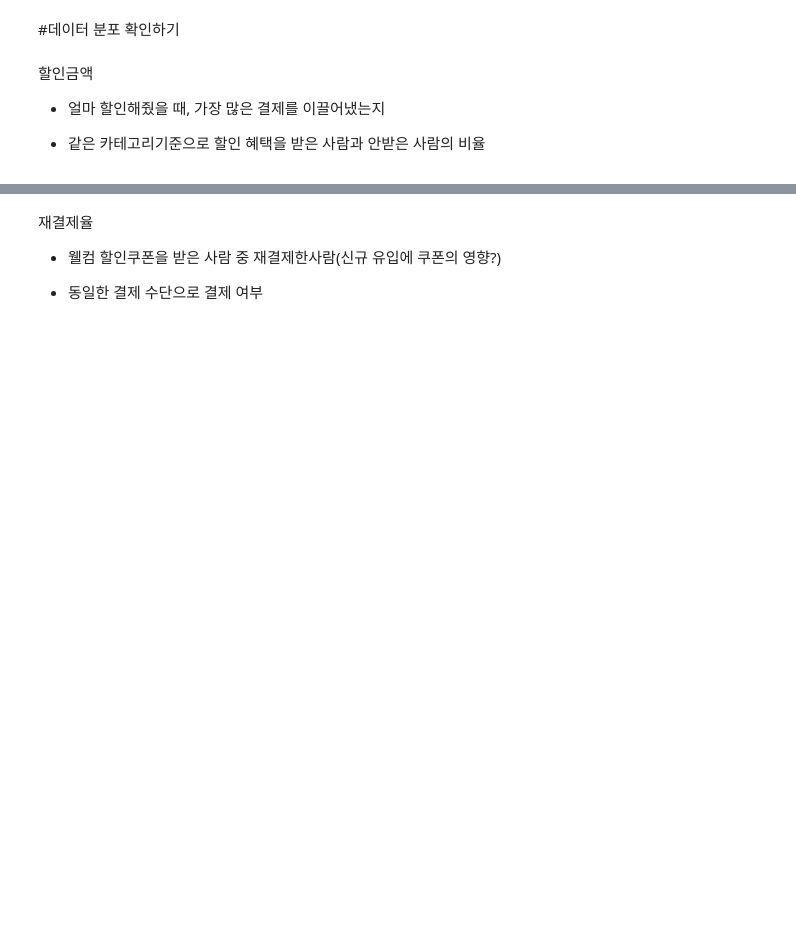
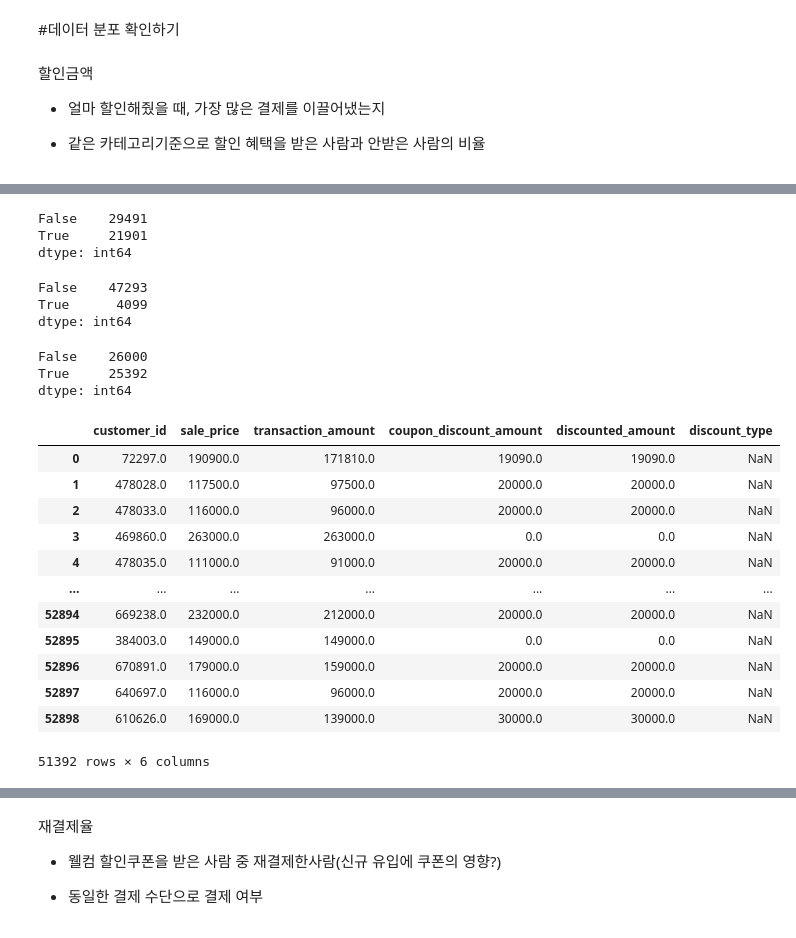
Before and after one commit to Kim-SeongSu/Self-study_and_Review, a Jupyter notebook: project/미니프로젝트_김성수.ipynb, the cells around one changed output, grey strips where cells are left out. Saved outputs shown, nothing was run; the diff lists cells and outputs as text; code cells hidden in the pictures; blank space fills up the shorter version.

```diff
--- a/project/미니프로젝트_김성수.ipynb
+++ b/project/미니프로젝트_김성수.ipynb
@@ -207,5 +207,5 @@ df_welcome_group
 - 같은 카테고리기준으로 할인 혜택을 받은 사람과 안받은 사람의 비율
 # %%
 #할인금액 분석에서 사용할 연습용 데이터 프레임 생성
-df_pay2 = df_pc[['customer_id','sale_price','transaction_amount','coupon_discount_amount']]
+df_onlypay = df_pay[['customer_id','sale_price','transaction_amount','coupon_discount_amount']]
 # %%
@@ -213,7 +223,7 @@ df_pay2.describe()
 # %%
 #계산시 오류나지 않게 transaction_amount를 float값으로 변환
-df_pay2 = df_pay2.astype({'transaction_amount':'float'})
+df_onlypay = df_onlypay.astype({'transaction_amount':'float'})
 
 # 얼마 할인받는지 계산
-df_pay2['discounted_amount'] = df_pay2['sale_price'] - df_pay2['transaction_amount']
-df_pay2
+df_onlypay['discounted_amount'] = df_onlypay['sale_price'] - df_onlypay['transaction_amount']
+df_onlypay
@@ -220,17 +244,33 @@ df_pay2
 # %%
 #NaN값 0.0으로 변경
-df_pay2['coupon_discount_amount'] = df_pay2['coupon_discount_amount'].replace(np.NaN,0.0)
-df_pay2
+df_onlypay['coupon_discount_amount'] = df_onlypay['coupon_discount_amount'].replace(np.NaN,0.0)
+df_onlypay
 # %%
 #쿠폰 할인외에 이벤트 할인받은 데이터가 있는지 확인
-aa = df_pay2['coupon_discount_amount'] == df_pay2['discounted_amount']
-aa.value_counts()
+only_coupon = (df_onlypay['coupon_discount_amount'] == df_onlypay['discounted_amount']) & (df_onlypay['discounted_amount'] != 0)
+only_coupon.value_counts()
 
-#쿠폰 할인 받은 사람 + 쿠폰 할인 못 받은 사람 : 36698 명
-#이벤트 할인 받은 사람: 2818 명
+#쿠폰 할인 받은 사람 : 21901 명  // 쿠폰 못 받은 사람: 29491
+# %% [output]
+False    29491
+True     21901
+dtype: int64
+# %%
+only_event = (df_onlypay['coupon_discount_amount'] != df_onlypay['discounted_amount']) & (df_onlypay['discounted_amount'] != 0)
+only_event.value_counts()
+
+#이벤트 할인 받은 사람 : 4099 명  // 이벤트 할인 못 받은 사람: 47293
+# %% [output]
+False    47293
+True      4099
+dtype: int64
 # %%
-bb = (df_pay2['coupon_discount_amount'] == df_pay2['discounted_amount']) & (df_pay2['coupon_discount_amount'] == 0)
-bb.value_counts()
+not_discount = (df_onlypay['coupon_discount_amount'] == df_onlypay['discounted_amount']) & (df_onlypay['coupon_discount_amount'] == 0)
+not_discount .value_counts()
 
-#쿠폰 할인 못받은 사람: = 20392 명
-#쿠폰 할인 받은 사람: 36698 - 20392 = 16306 명
+#할인 못받은 사람: = 25392 명
+#할인 받은 사람: 21901 + 4099 = 26000 명
+# %% [output]
+False    26000
+True     25392
+dtype: int64
@@ -242,4 +277,18 @@ def func():
 # %%
-df_pay2['discount_type'] = pd.Series()
-df_pay2
+df_onlypay['discount_type'] = pd.Series()
+df_onlypay
+# %% [output]
+|  | customer_id | sale_price | transaction_amount | coupon_discount_amount | discounted_amount | discount_type |
+| 0 | 72297.0 | 190900.0 | 171810.0 | 19090.0 | 19090.0 | NaN |
+| 1 | 478028.0 | 117500.0 | 97500.0 | 20000.0 | 20000.0 | NaN |
+| 2 | 478033.0 | 116000.0 | 96000.0 | 20000.0 | 20000.0 | NaN |
+| 3 | 469860.0 | 263000.0 | 263000.0 | 0.0 | 0.0 | NaN |
+| 4 | 478035.0 | 111000.0 | 91000.0 | 20000.0 | 20000.0 | NaN |
+| ... | ... | ... | ... | ... | ... | ... |
+| 52894 | 669238.0 | 232000.0 | 212000.0 | 20000.0 | 20000.0 | NaN |
+| 52895 | 384003.0 | 149000.0 | 149000.0 | 0.0 | 0.0 | NaN |
+| 52896 | 670891.0 | 179000.0 | 159000.0 | 20000.0 | 20000.0 | NaN |
+| 52897 | 640697.0 | 116000.0 | 96000.0 | 20000.0 | 20000.0 | NaN |
+| 52898 | 610626.0 | 169000.0 | 139000.0 | 30000.0 | 30000.0 | NaN |
+51392 rows × 6 columns
 # %%
```
Also changed, not shown: parts of 14 cells of this notebook.
